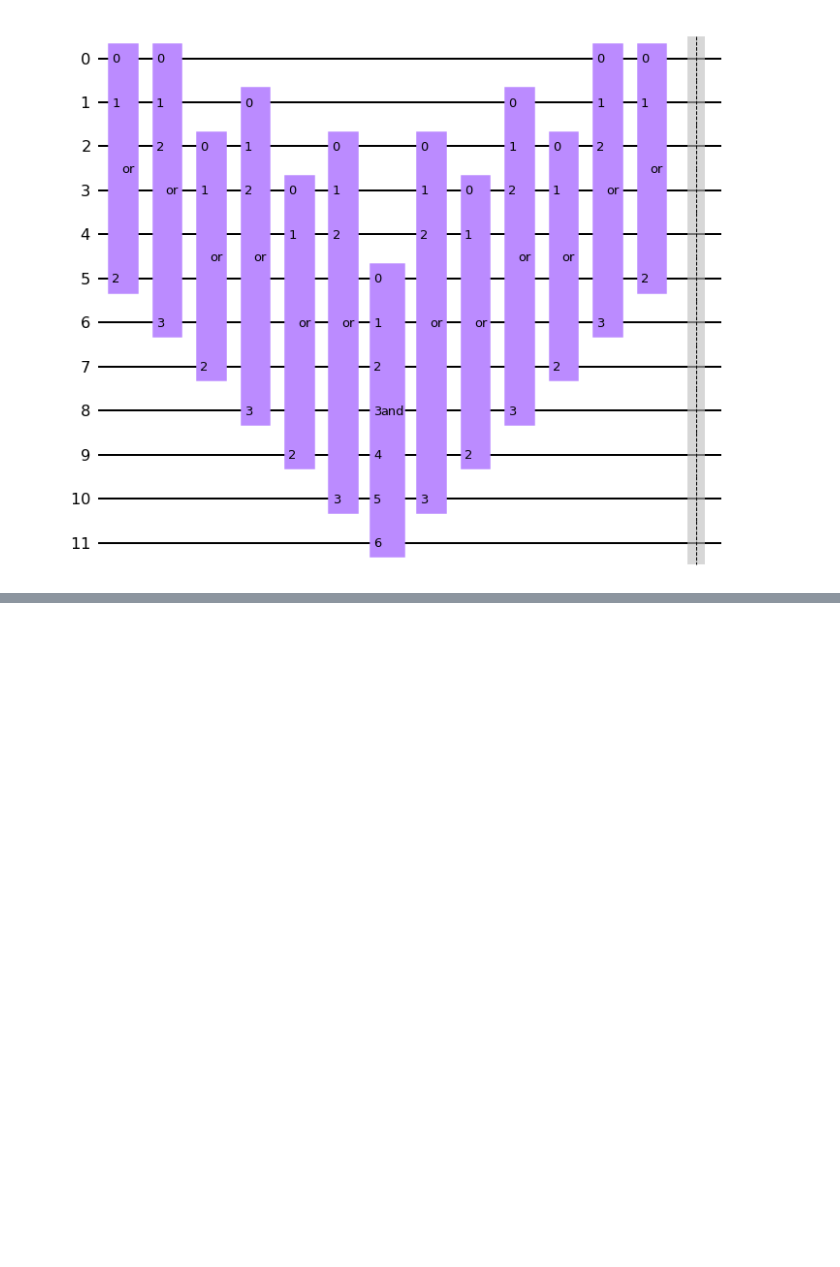
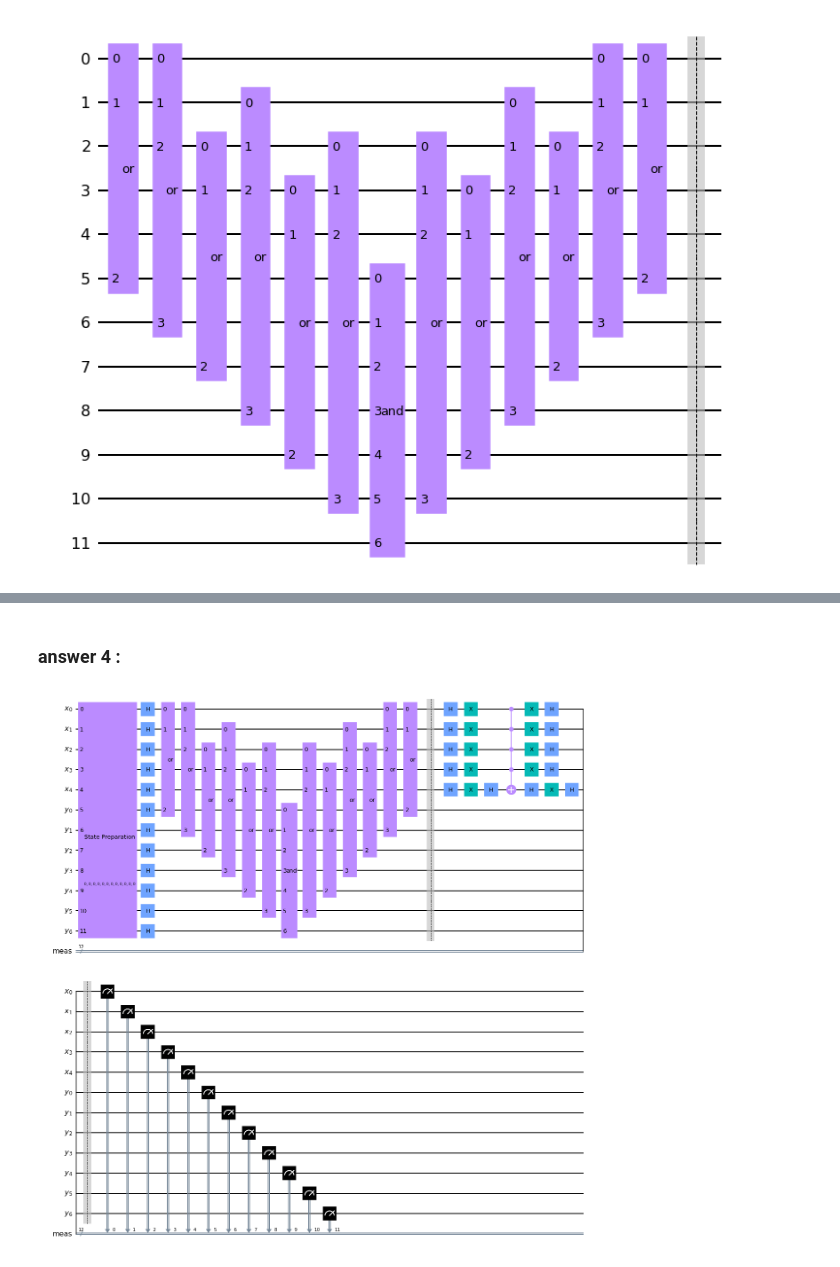
Before and after one commit to leonardeuler13/IQC_project, a Jupyter notebook: miniproject.ipynb, the cells around one changed output, grey strips where cells are left out. Drawn from its saved outputs; the diff is of its cells as text; code cells hidden in the pictures; blank space fills up the shorter version.

```diff
--- a/miniproject.ipynb
+++ b/miniproject.ipynb
@@ -119,0 +113,8 @@ full_circuit.draw('mpl')
+# %% [markdown]
+### answer 4 :
+# %%
+full_circuit = state_prep.compose(oracle_gate).compose(reflection_gate)
+full_circuit.measure_all()
+full_circuit.draw('mpl')
+# %% [output]
+[figure, added]
```
Also changed, not shown: parts of 7 cells of this notebook, 1 other file.
